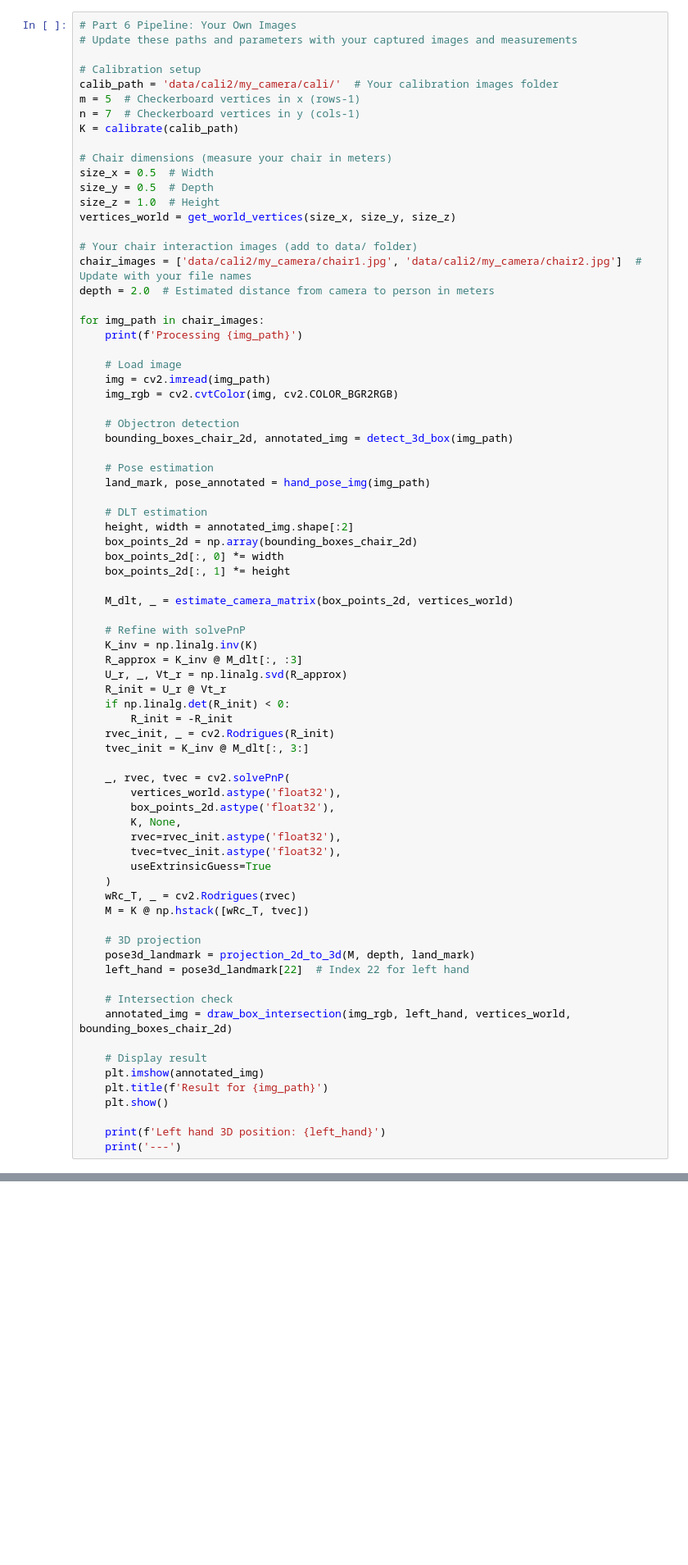
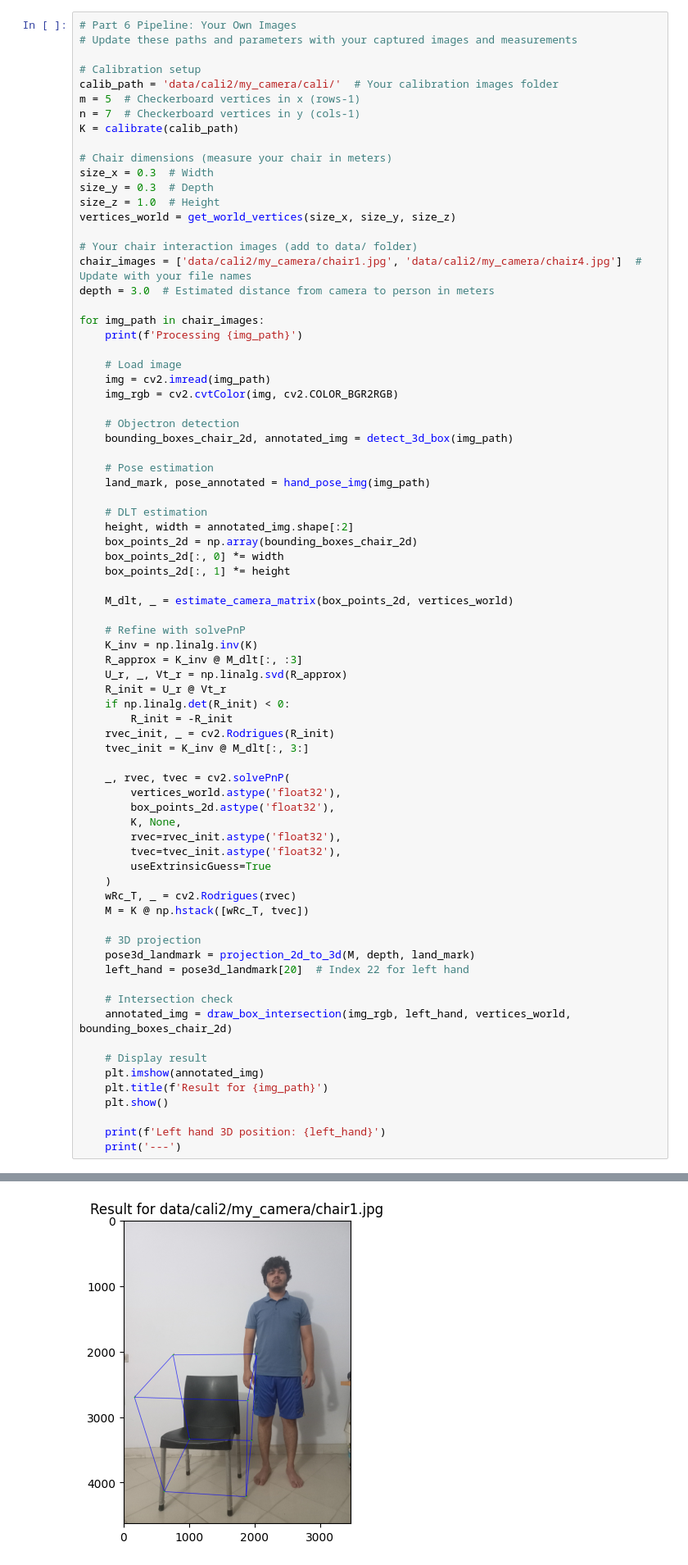
Before and after one commit to 23hsn4-sys/CV4, a Jupyter notebook: assignment4/assignment4.ipynb, the cells around one changed output, grey strips where cells are left out. Shown at 82% size. Drawn from its saved outputs; the diff is of its cells as text; blank space fills up the shorter version.

```diff
--- a/assignment4/assignment4.ipynb
+++ b/assignment4/assignment4.ipynb
@@ -438,14 +438,14 @@ n = 7  # Checkerboard vertices in y (cols-1)
 K = calibrate(calib_path)
 
 # Chair dimensions (measure your chair in meters)
-size_x = 0.5  # Width
-size_y = 0.5  # Depth
+size_x = 0.3  # Width
+size_y = 0.3  # Depth
 size_z = 1.0  # Height
 vertices_world = get_world_vertices(size_x, size_y, size_z)
 
 # Your chair interaction images (add to data/ folder)
-chair_images = ['data/cali2/my_camera/chair1.jpg', 'data/cali2/my_camera/chair2.jpg']  # Update with your file names
-depth = 2.0  # Estimated distance from camera to person in meters
+chair_images = ['data/cali2/my_camera/chair1.jpg', 'data/cali2/my_camera/chair4.jpg']  # Update with your file names
+depth = 3.0  # Estimated distance from camera to person in meters
 
 for img_path in chair_images:
     print(f'Processing {img_path}')
@@ -491,7 +491,7 @@ for img_path in chair_images:
 
     # 3D projection
     pose3d_landmark = projection_2d_to_3d(M, depth, land_mark)
-    left_hand = pose3d_landmark[22]  # Index 22 for left hand
+    left_hand = pose3d_landmark[20]  # Index 22 for left hand
 
     # Intersection check
     annotated_img = draw_box_intersection(img_rgb, left_hand, vertices_world, bounding_boxes_chair_2d)
@@ -509,0 +510 @@ W0000 00:00:1777304834.574682    7221 inference_feedback_manager.cc:114] Feedbac
+[figure, added]
```
Also changed, not shown: parts of 3 cells of this notebook, 3 other files.
